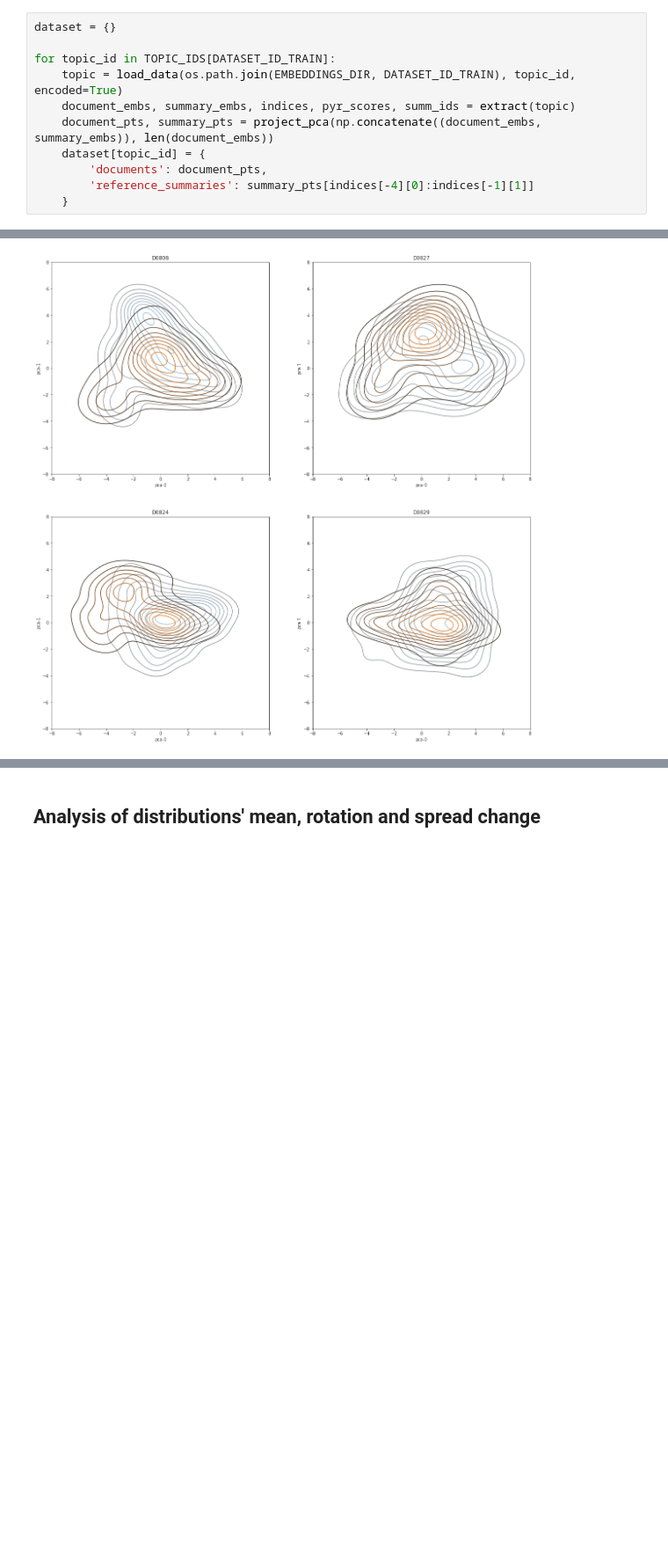
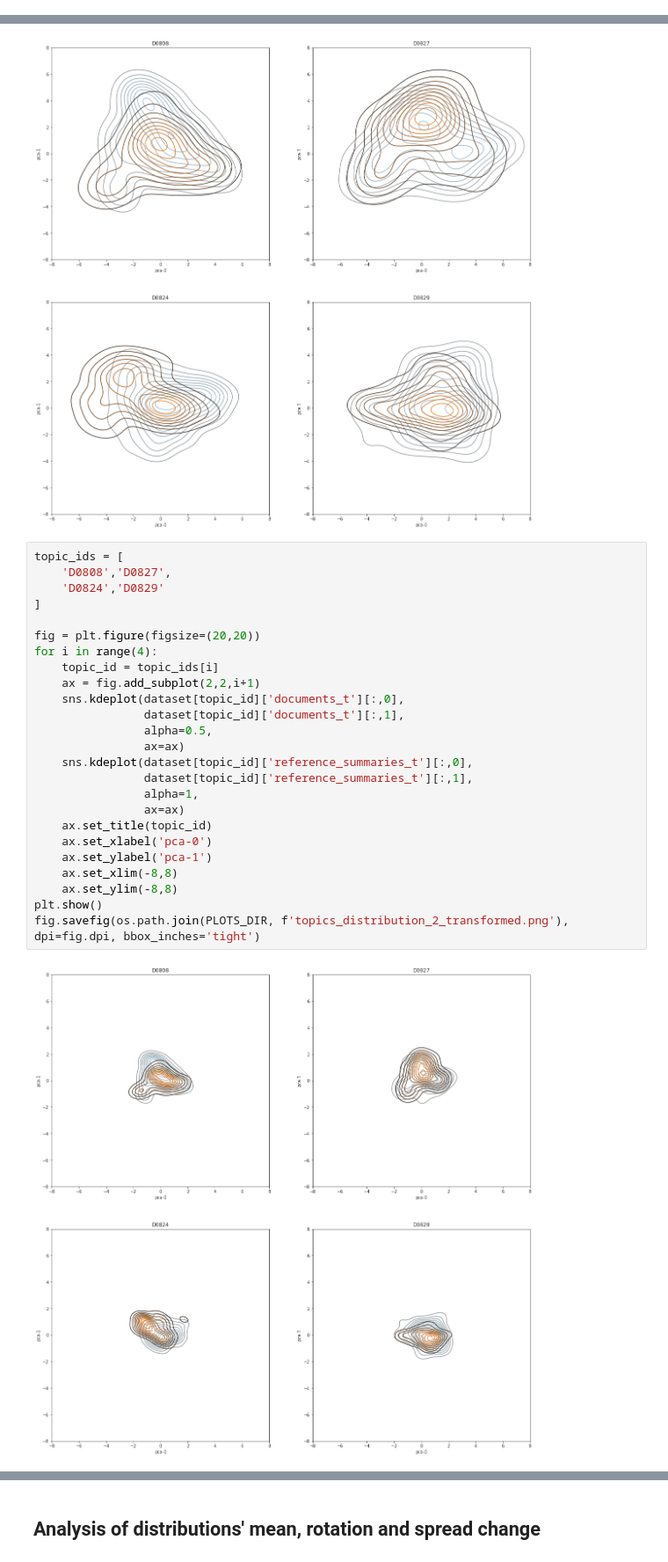
Before and after one commit to korunosk/geometry-of-text-summarization, a Jupyter notebook: plotting.ipynb, the cells around one changed output, grey strips where cells are left out. Shown at 88% size. Drawn from its saved outputs; the diff is of its cells as text; blank space fills up the shorter version.

```diff
--- a/plotting.ipynb
+++ b/plotting.ipynb
@@ -49,14 +49,3 @@ models = [
 ]
 # %% [markdown]
 ## Plotting topics distribution using documents only
-# %%
-dataset = {}
-
-for topic_id in TOPIC_IDS[DATASET_ID_TRAIN]:
-    topic = load_data(os.path.join(EMBEDDINGS_DIR, DATASET_ID_TRAIN), topic_id, encoded=True)
-    document_embs, summary_embs, indices, pyr_scores, summ_ids = extract(topic)
-    document_pts, summary_pts = project_pca(np.concatenate((document_embs, summary_embs)), len(document_embs))
-    dataset[topic_id] = {
-        'documents': document_pts,
-        'reference_summaries': summary_pts[indices[-4][0]:indices[-1][1]]
-    }
@@ -112,6 +136,33 @@ plt.show()
 fig.savefig(os.path.join(PLOTS_DIR, f'topics_distribution_2.png'), dpi=fig.dpi, bbox_inches='tight')
 # %% [output]
 [figure]
+# %%
+topic_ids = [
+    'D0808','D0827',
+    'D0824','D0829'
+]
+
+fig = plt.figure(figsize=(20,20))
+for i in range(4):
+    topic_id = topic_ids[i]
+    ax = fig.add_subplot(2,2,i+1)
+    sns.kdeplot(dataset[topic_id]['documents_t'][:,0],
+                dataset[topic_id]['documents_t'][:,1],
+                alpha=0.5,
+                ax=ax)
+    sns.kdeplot(dataset[topic_id]['reference_summaries_t'][:,0],
+                dataset[topic_id]['reference_summaries_t'][:,1],
+                alpha=1,
+                ax=ax)
+    ax.set_title(topic_id)
+    ax.set_xlabel('pca-0')
+    ax.set_ylabel('pca-1')
+    ax.set_xlim(-8,8)
+    ax.set_ylim(-8,8)
+plt.show()
+fig.savefig(os.path.join(PLOTS_DIR, f'topics_distribution_2_transformed.png'), dpi=fig.dpi, bbox_inches='tight')
+# %% [output]
+[figure, added]
 # %%
 topic_ids = [
     'D0808','D0827',
```
Also changed, not shown: parts of 6 cells of this notebook, 1 other file.
